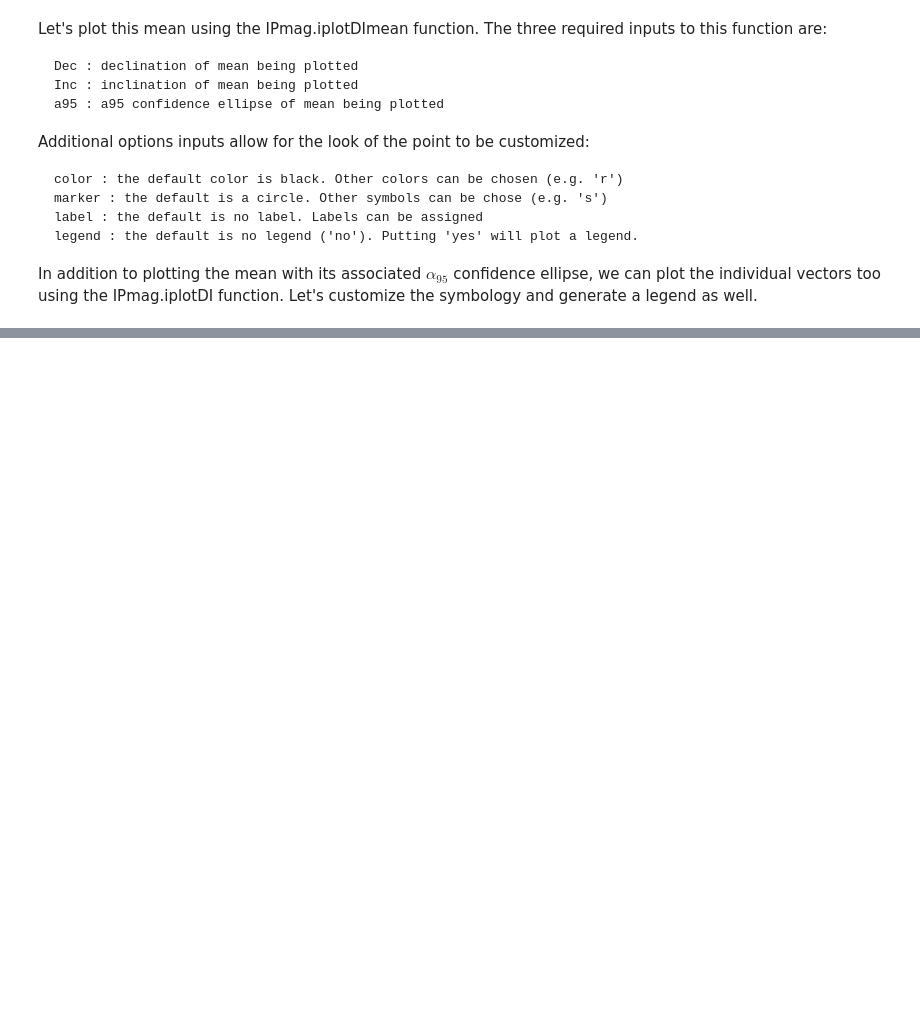
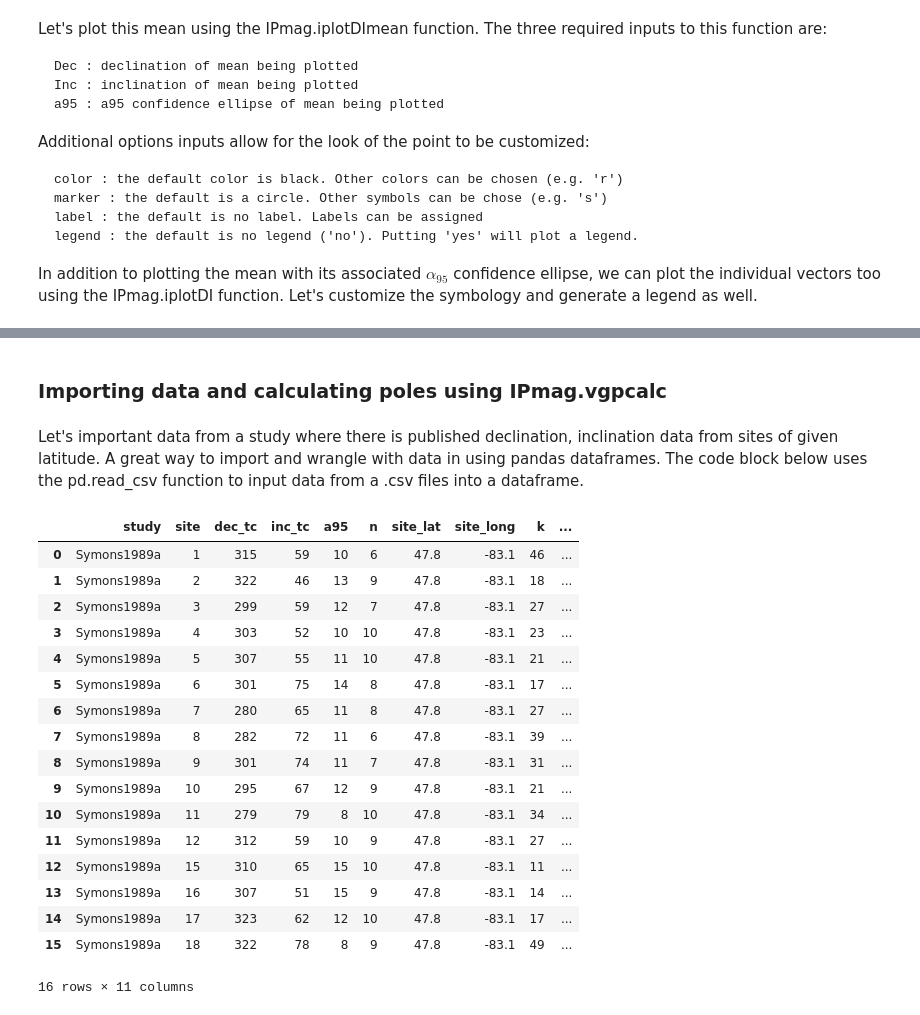
Before and after one commit to Swanson-Hysell/PmagPy_IPython, a Jupyter notebook: IPmag_examples.ipynb, the cells around one changed output, grey strips where cells are left out. Cells and saved outputs as stored; diff of their text form; code cells hidden in the pictures; blank space fills up the shorter version.

```diff
--- a/IPmag_examples.ipynb
+++ b/IPmag_examples.ipynb
@@ -117,0 +121,26 @@ IPmag.iplotDImean(data2_mean['dec'],data2_mean['inc'],data2_mean['alpha95'],
+# %% [markdown]
+### Importing data and calculating poles using IPmag.vgpcalc
+# %% [markdown]
+Let's important data from a study where there is published declination, inclination data from sites of given latitude. A great way to import and wrangle with data in using pandas dataframes. The code block below uses the pd.read_csv function to input data from a .csv files into a dataframe.
+# %%
+Lackner_Data=pd.read_csv('Example_Data/Symons1989_Lackner_data.csv',sep=',')
+Lackner_Data
+# %% [output]
+|  | study | site | dec_tc | inc_tc | a95 | n | site_lat | site_long | k | ... |
+| 0 | Symons1989a | 1 | 315 | 59 | 10 | 6 | 47.8 | -83.1 | 46 | ... |
+| 1 | Symons1989a | 2 | 322 | 46 | 13 | 9 | 47.8 | -83.1 | 18 | ... |
+| 2 | Symons1989a | 3 | 299 | 59 | 12 | 7 | 47.8 | -83.1 | 27 | ... |
+| 3 | Symons1989a | 4 | 303 | 52 | 10 | 10 | 47.8 | -83.1 | 23 | ... |
+| 4 | Symons1989a | 5 | 307 | 55 | 11 | 10 | 47.8 | -83.1 | 21 | ... |
+| 5 | Symons1989a | 6 | 301 | 75 | 14 | 8 | 47.8 | -83.1 | 17 | ... |
+| 6 | Symons1989a | 7 | 280 | 65 | 11 | 8 | 47.8 | -83.1 | 27 | ... |
+| 7 | Symons1989a | 8 | 282 | 72 | 11 | 6 | 47.8 | -83.1 | 39 | ... |
+| 8 | Symons1989a | 9 | 301 | 74 | 11 | 7 | 47.8 | -83.1 | 31 | ... |
+| 9 | Symons1989a | 10 | 295 | 67 | 12 | 9 | 47.8 | -83.1 | 21 | ... |
+| 10 | Symons1989a | 11 | 279 | 79 | 8 | 10 | 47.8 | -83.1 | 34 | ... |
+| 11 | Symons1989a | 12 | 312 | 59 | 10 | 9 | 47.8 | -83.1 | 27 | ... |
+| 12 | Symons1989a | 15 | 310 | 65 | 15 | 10 | 47.8 | -83.1 | 11 | ... |
+| 13 | Symons1989a | 16 | 307 | 51 | 15 | 9 | 47.8 | -83.1 | 14 | ... |
+| 14 | Symons1989a | 17 | 323 | 62 | 12 | 10 | 47.8 | -83.1 | 17 | ... |
+| 15 | Symons1989a | 18 | 322 | 78 | 8 | 9 | 47.8 | -83.1 | 49 | ... |
+16 rows × 11 columns
```
Also changed, not shown: parts of 23 cells of this notebook.
